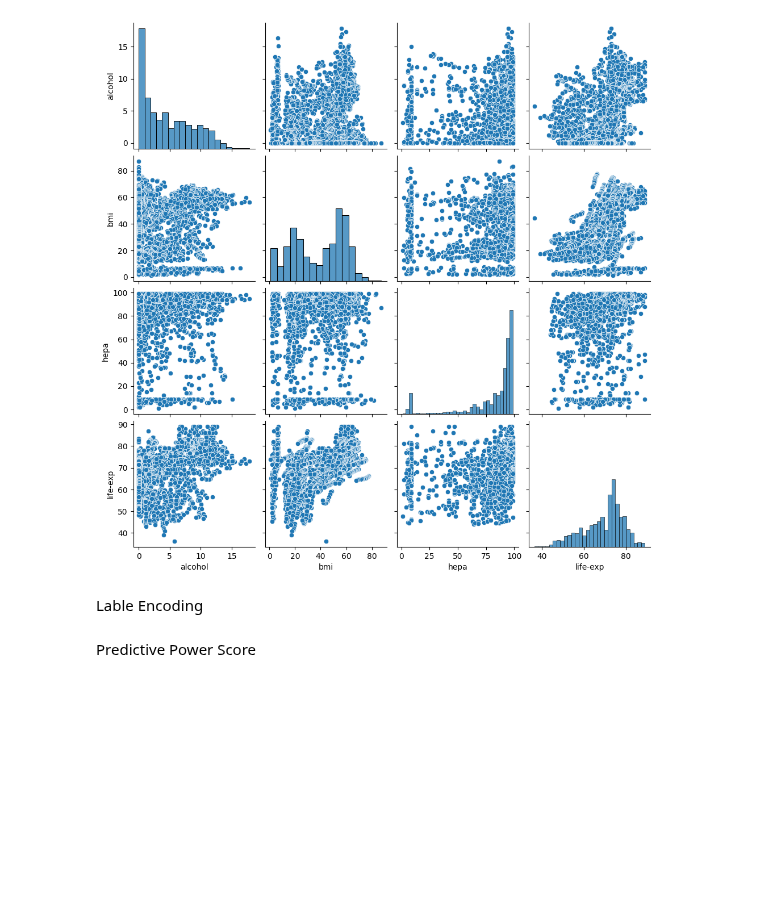
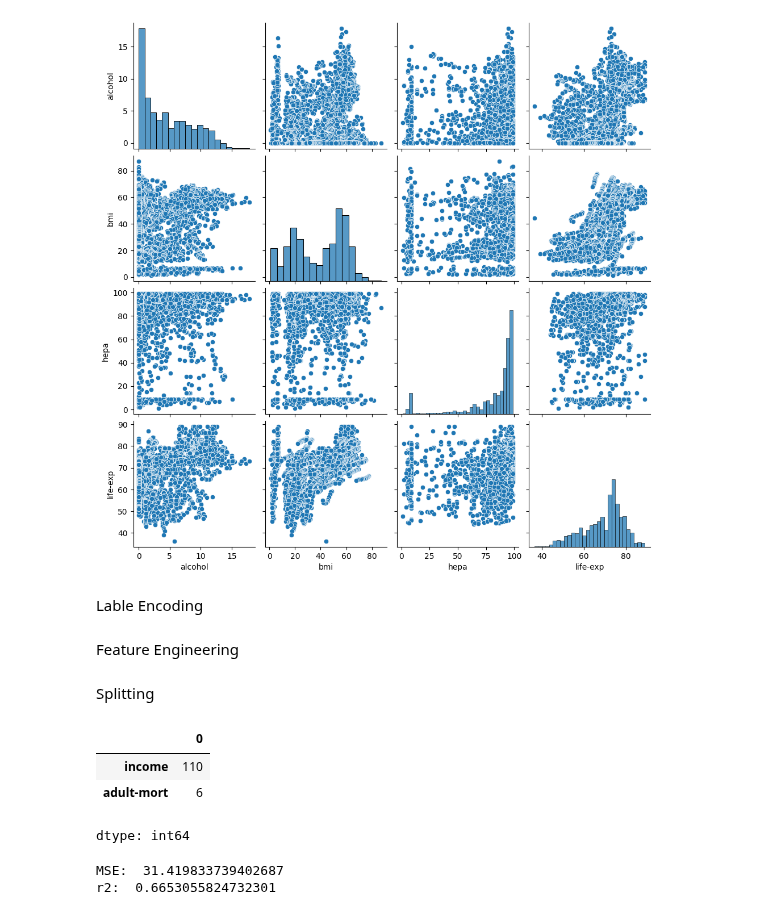
Before and after one commit to JackyG38/Confusion-Emotion-Recognition, a Jupyter notebook: Life_Expectancy.ipynb, the cells around one changed output. Drawn from its saved outputs; the diff is of its cells as text; code cells hidden in the pictures; blank space fills up the shorter version.

```diff
--- a/Life_Expectancy.ipynb
+++ b/Life_Expectancy.ipynb
@@ -25,6 +25,6 @@ Saving Life_Expectancy_Data (1).csv to Life_Expectancy_Data (1).csv
 # %%
 import io
-df = pd.read_csv(io.BytesIO(uploaded['Life_Expectancy_Data (1).csv']))
+df = pd.read_csv(io.BytesIO(uploaded['Life_Expectancy_Data (2).csv']))
 # %%
 df.info()
 # %% [output]
@@ -84,5 +84,24 @@ sns.pairplot(df[['alcohol', 'bmi', 'hepa', 'life-exp']])
 [figure]
 # %% [markdown]
 Lable Encoding
-# %% [markdown]
-Predictive Power Score
+# %% [markdown]
+Feature Engineering
+# %%
+#x is our strong features
+X = df[['income', 'adult-mort']]
+
+#y is simply the life expectancy col
+y = df["life-exp"]
+# %% [markdown]
+Splitting
+# %%
+from sklearn.model_selection import train_test_split
+
+X_train, X_test, y_train, y_test = train_test_split(X, y, test_size = 0.3, random_state = 42)
+# %%
+X_train[['income', 'adult-mort']].isna().sum()
+# %% [output]
+|  | 0 |
+| income | 110 |
+| adult-mort | 6 |
+dtype: int64
@@ -88,0 +122,13 @@ Predictive Power Score
+# %%
+from sklearn.linear_model import LinearRegression  #we are using regression models
+from sklearn.metrics import mean_squared_error, r2_score
+
+lr = LinearRegression()
+lr.fit(X_train, y_train)
+yhat = lr.predict(X_test)
+
+print("MSE: ", mean_squared_error(y_test, yhat))
+print("r2: ", r2_score(y_test, yhat))
+# %% [output]
+MSE:  31.419833739402687
+r2:  0.6653055824732301
```
Also changed, not shown: parts of 5 cells of this notebook.
